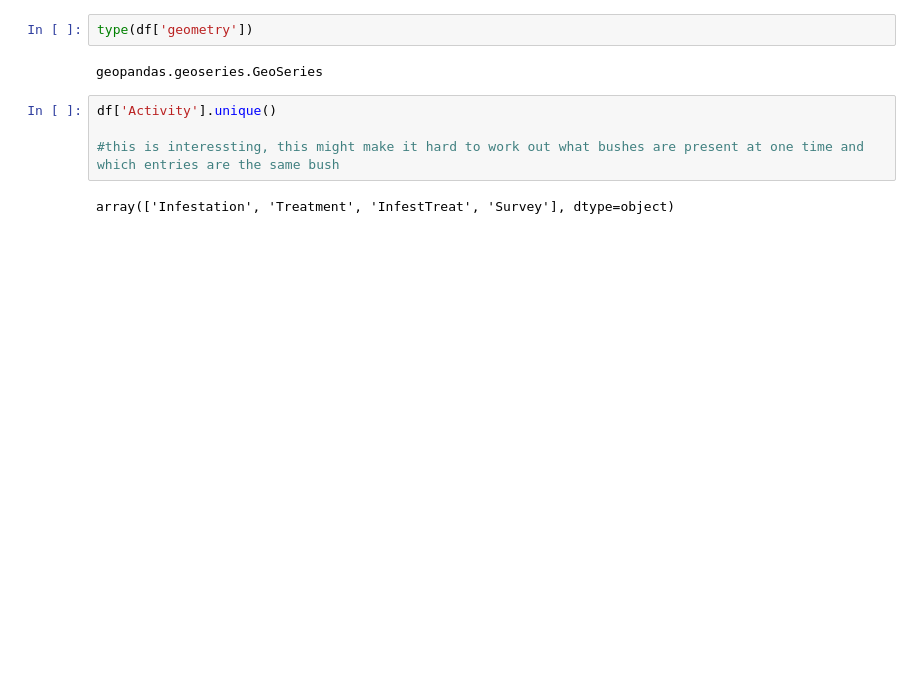
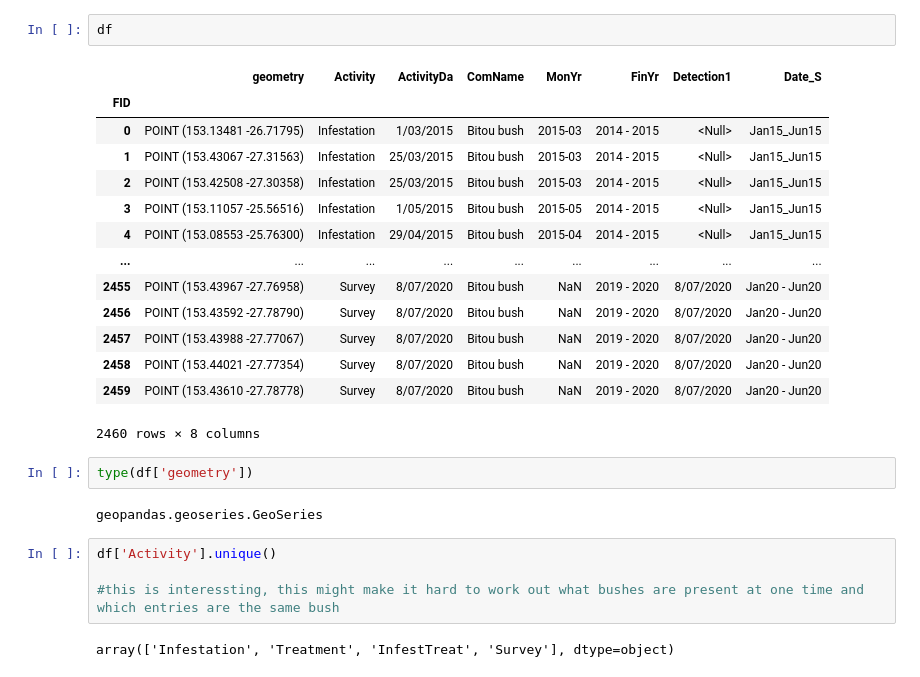
Before and after one commit to dwhew/Bitou-bush, a Jupyter notebook: Bitou.ipynb, the cells around one changed output. Cells and saved outputs as stored; diff of their text form; blank space fills up the shorter version.

```diff
--- a/Bitou.ipynb
+++ b/Bitou.ipynb
@@ -32,3 +48,20 @@ df
+# %%
+df
+# %% [output]
+|  | geometry | Activity | ActivityDa | ComName | MonYr | FinYr | Detection1 | Date_S |
+| FID |  |  |  |  |  |  |  |  |
+| 0 | POINT (153.13481 -26.71795) | Infestation | 1/03/2015 | Bitou bush | 2015-03 | 2014 - 2015 | <Null> | Jan15_Jun15 |
+| 1 | POINT (153.43067 -27.31563) | Infestation | 25/03/2015 | Bitou bush | 2015-03 | 2014 - 2015 | <Null> | Jan15_Jun15 |
+| 2 | POINT (153.42508 -27.30358) | Infestation | 25/03/2015 | Bitou bush | 2015-03 | 2014 - 2015 | <Null> | Jan15_Jun15 |
+| 3 | POINT (153.11057 -25.56516) | Infestation | 1/05/2015 | Bitou bush | 2015-05 | 2014 - 2015 | <Null> | Jan15_Jun15 |
+| 4 | POINT (153.08553 -25.76300) | Infestation | 29/04/2015 | Bitou bush | 2015-04 | 2014 - 2015 | <Null> | Jan15_Jun15 |
+| ... | ... | ... | ... | ... | ... | ... | ... | ... |
+| 2455 | POINT (153.43967 -27.76958) | Survey | 8/07/2020 | Bitou bush | NaN | 2019 - 2020 | 8/07/2020 | Jan20 - Jun20 |
+| 2456 | POINT (153.43592 -27.78790) | Survey | 8/07/2020 | Bitou bush | NaN | 2019 - 2020 | 8/07/2020 | Jan20 - Jun20 |
+| 2457 | POINT (153.43988 -27.77067) | Survey | 8/07/2020 | Bitou bush | NaN | 2019 - 2020 | 8/07/2020 | Jan20 - Jun20 |
+| 2458 | POINT (153.44021 -27.77354) | Survey | 8/07/2020 | Bitou bush | NaN | 2019 - 2020 | 8/07/2020 | Jan20 - Jun20 |
+| 2459 | POINT (153.43610 -27.78778) | Survey | 8/07/2020 | Bitou bush | NaN | 2019 - 2020 | 8/07/2020 | Jan20 - Jun20 |
+2460 rows × 8 columns
 # %%
 type(df['geometry'])
 # %% [output]
```
Also changed, not shown: parts of 9 cells of this notebook.
